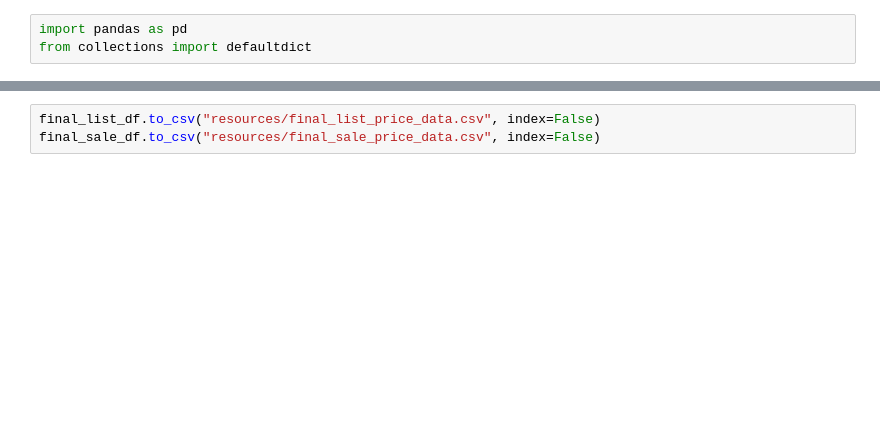
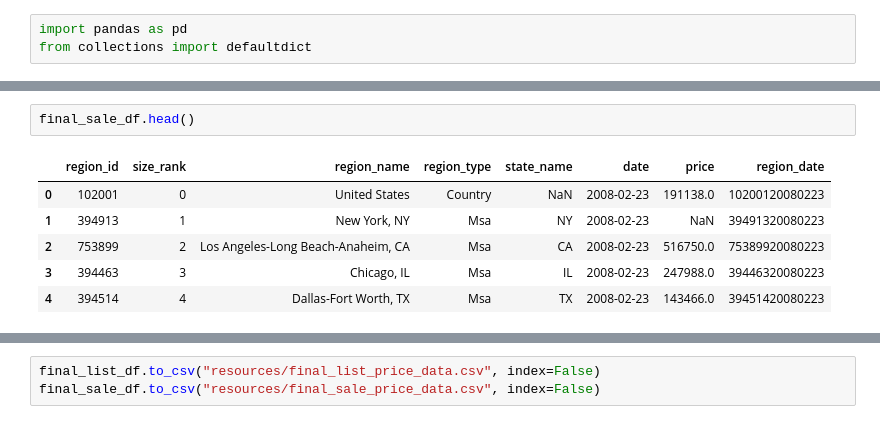
Before and after one commit to qklm/Zillow_Group_Project, a Jupyter notebook: zillow_data_processing.ipynb, the cells around one changed output, grey strips where cells are left out. Cells and saved outputs as stored; diff of their text form; blank space fills up the shorter version.

```diff
--- a/zillow_data_processing.ipynb
+++ b/zillow_data_processing.ipynb
@@ -83,0 +173,9 @@ final_sale_df.head()
+# %%
+final_sale_df.head()
+# %% [output]
+|  | region_id | size_rank | region_name | region_type | state_name | date | price | region_date |
+| 0 | 102001 | 0 | United States | Country | NaN | 2008-02-23 | 191138.0 | 10200120080223 |
+| 1 | 394913 | 1 | New York, NY | Msa | NY | 2008-02-23 | NaN | 39491320080223 |
+| 2 | 753899 | 2 | Los Angeles-Long Beach-Anaheim, CA | Msa | CA | 2008-02-23 | 516750.0 | 75389920080223 |
+| 3 | 394463 | 3 | Chicago, IL | Msa | IL | 2008-02-23 | 247988.0 | 39446320080223 |
+| 4 | 394514 | 4 | Dallas-Fort Worth, TX | Msa | TX | 2008-02-23 | 143466.0 | 39451420080223 |
```
Also changed, not shown: parts of 16 cells of this notebook, 4 other files.
